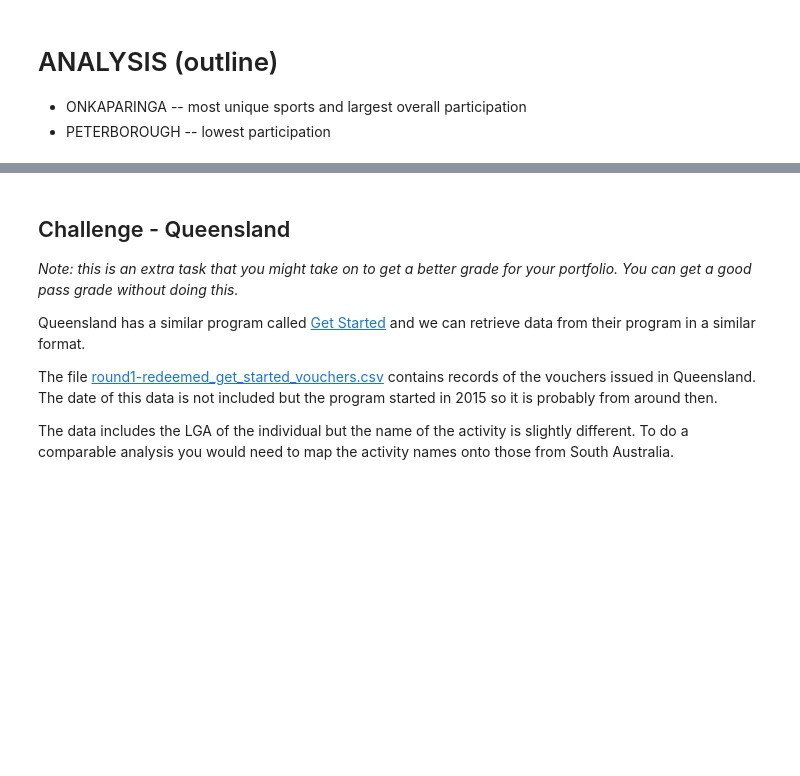
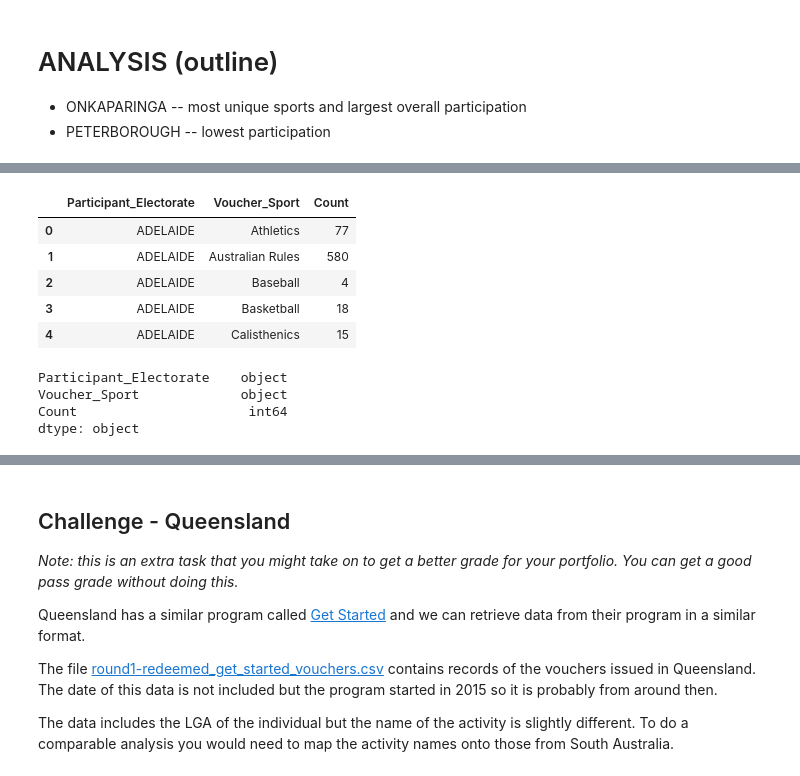
Before and after one commit to AmandaManadeniya/data-science-portfolio-2021, a Jupyter notebook: Portfolio 2.ipynb, the cells around one changed output, grey strips where cells are left out. Cells and saved outputs as stored; diff of their text form; code cells hidden in the pictures; blank space fills up the shorter version.

```diff
--- a/Portfolio 2.ipynb
+++ b/Portfolio 2.ipynb
@@ -175,0 +116,21 @@ sns.lmplot(x = 'Voucher_Sport', y = 'Voucher_Claim_Year', fit_reg = False, hue =
+# %%
+elect_df = sa_vouchers.loc[:, ['Participant_Electorate', 'Voucher_Sport']]
+group_elec = elect_df.groupby(['Participant_Electorate' , 'Voucher_Sport']).agg({'Voucher_Sport': ['count']})
+group_elec.columns = ['Count']
+group_elec = group_elec.reset_index()
+group_elec.head()
+# %% [output]
+|  | Participant_Electorate | Voucher_Sport | Count |
+| 0 | ADELAIDE | Athletics | 77 |
+| 1 | ADELAIDE | Australian Rules | 580 |
+| 2 | ADELAIDE | Baseball | 4 |
+| 3 | ADELAIDE | Basketball | 18 |
+| 4 | ADELAIDE | Calisthenics | 15 |
+# %%
+group_elec['Count'] = group_elec['Count'].astype(int)
+print (group_elec.dtypes)
+# %% [output]
+Participant_Electorate    object
+Voucher_Sport             object
+Count                      int64
+dtype: object
```
Also changed, not shown: parts of 21 cells of this notebook.
